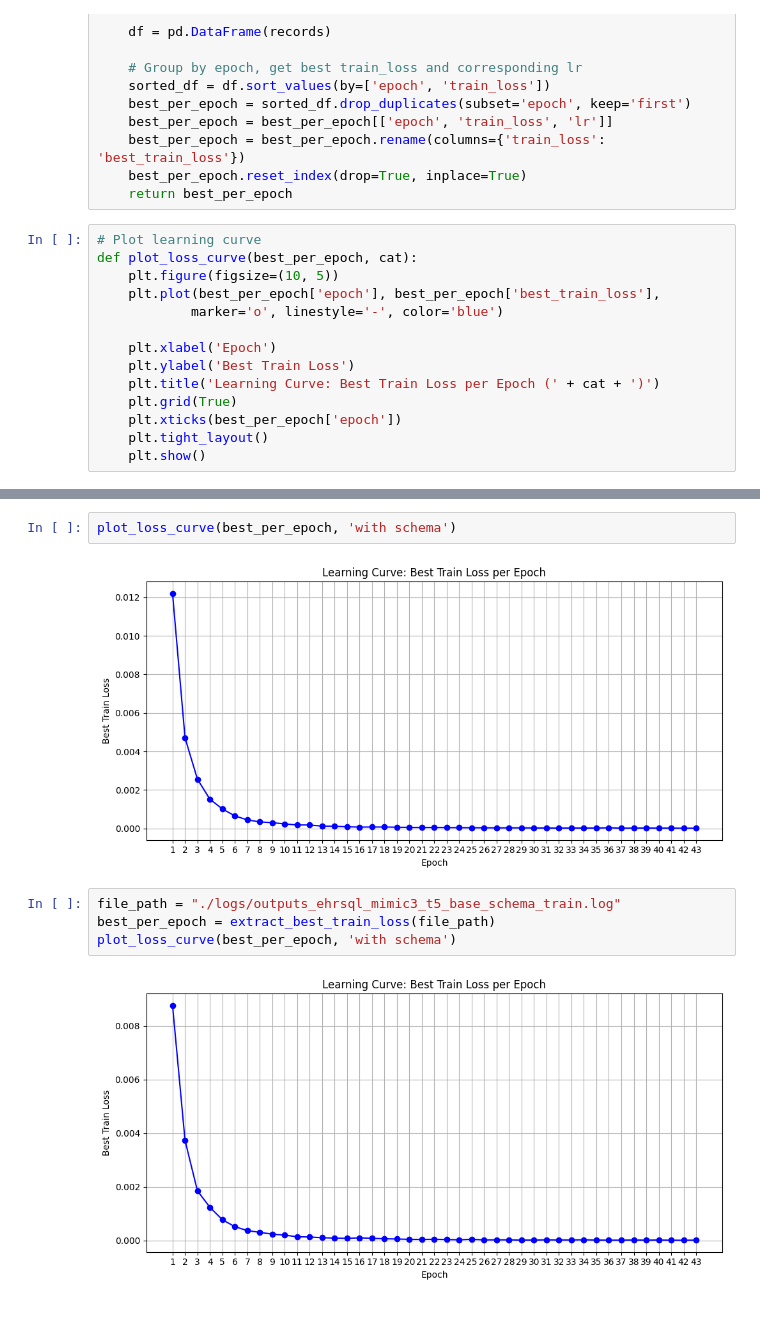
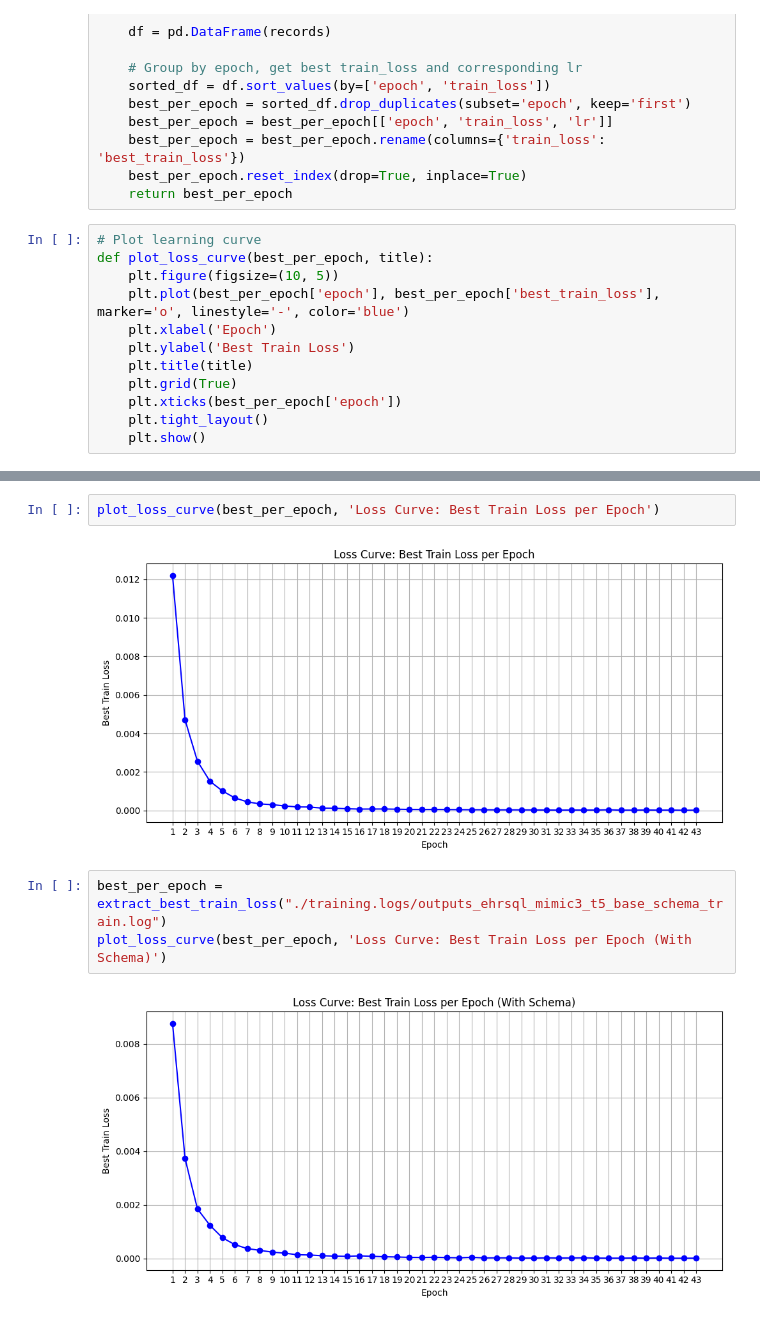
Before and after one commit to BizUnix/EHRSQL, a Jupyter notebook: training_log_analysis.ipynb, the cells around one changed output, grey strips where cells are left out. Saved outputs shown, nothing was run; the diff lists cells and outputs as text.

```diff
--- a/training_log_analysis.ipynb
+++ b/training_log_analysis.ipynb
@@ -34,14 +34,12 @@ def extract_best_train_loss(log__file_path):
     return best_per_epoch
 # %%
 # Plot learning curve
-def plot_loss_curve(best_per_epoch, cat):
+def plot_loss_curve(best_per_epoch, title):
     plt.figure(figsize=(10, 5))
-    plt.plot(best_per_epoch['epoch'], best_per_epoch['best_train_loss'],
-            marker='o', linestyle='-', color='blue')
-
+    plt.plot(best_per_epoch['epoch'], best_per_epoch['best_train_loss'], marker='o', linestyle='-', color='blue')
     plt.xlabel('Epoch')
     plt.ylabel('Best Train Loss')
-    plt.title('Learning Curve: Best Train Loss per Epoch (' + cat + ')')
+    plt.title(title)
     plt.grid(True)
     plt.xticks(best_per_epoch['epoch'])
     plt.tight_layout()
@@ -71,10 +62,9 @@ best_per_epoch.head()
 # %%
-plot_loss_curve(best_per_epoch, 'with schema')
+plot_loss_curve(best_per_epoch, 'Loss Curve: Best Train Loss per Epoch')
 # %% [output]
-[figure, old version]
+[figure, new version]
 # %%
-file_path = "./logs/outputs_ehrsql_mimic3_t5_base_schema_train.log"
-best_per_epoch = extract_best_train_loss(file_path)
-plot_loss_curve(best_per_epoch, 'with schema')
+best_per_epoch = extract_best_train_loss("./training.logs/outputs_ehrsql_mimic3_t5_base_schema_train.log")
+plot_loss_curve(best_per_epoch, 'Loss Curve: Best Train Loss per Epoch (With Schema)')
 # %% [output]
-[figure, old version]
+[figure, new version]
```
Also changed, not shown: parts of 1 cell of this notebook, 3 other files.
